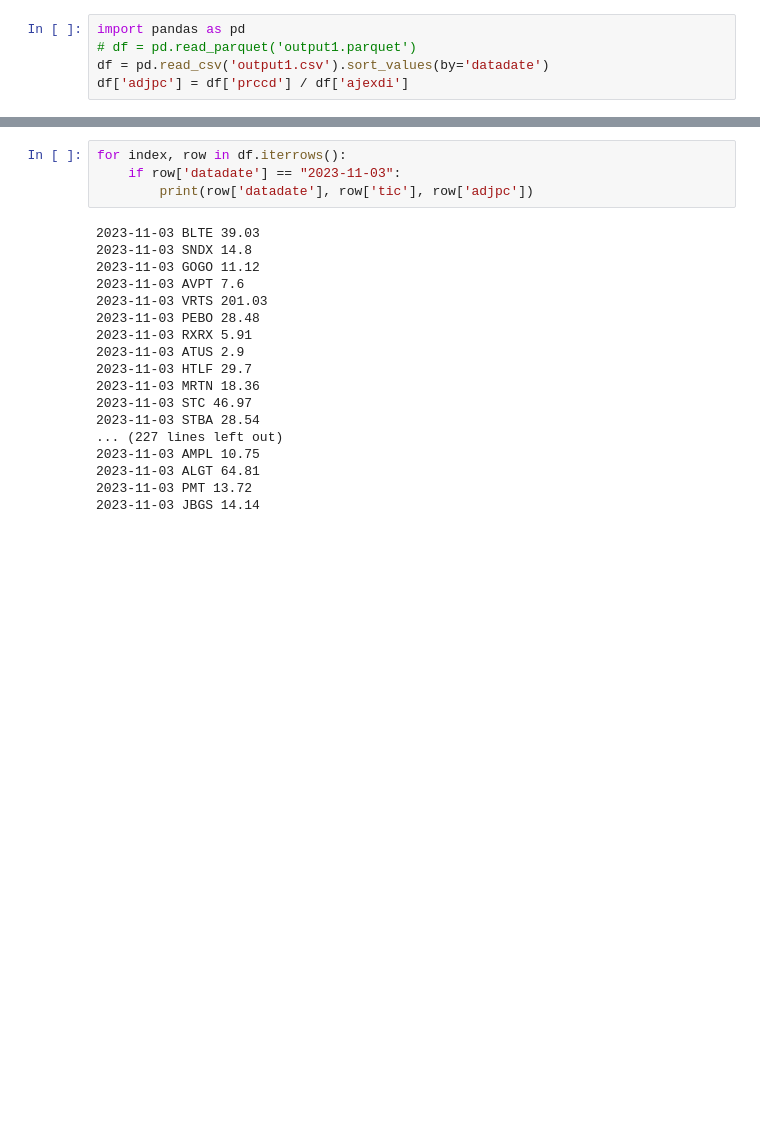
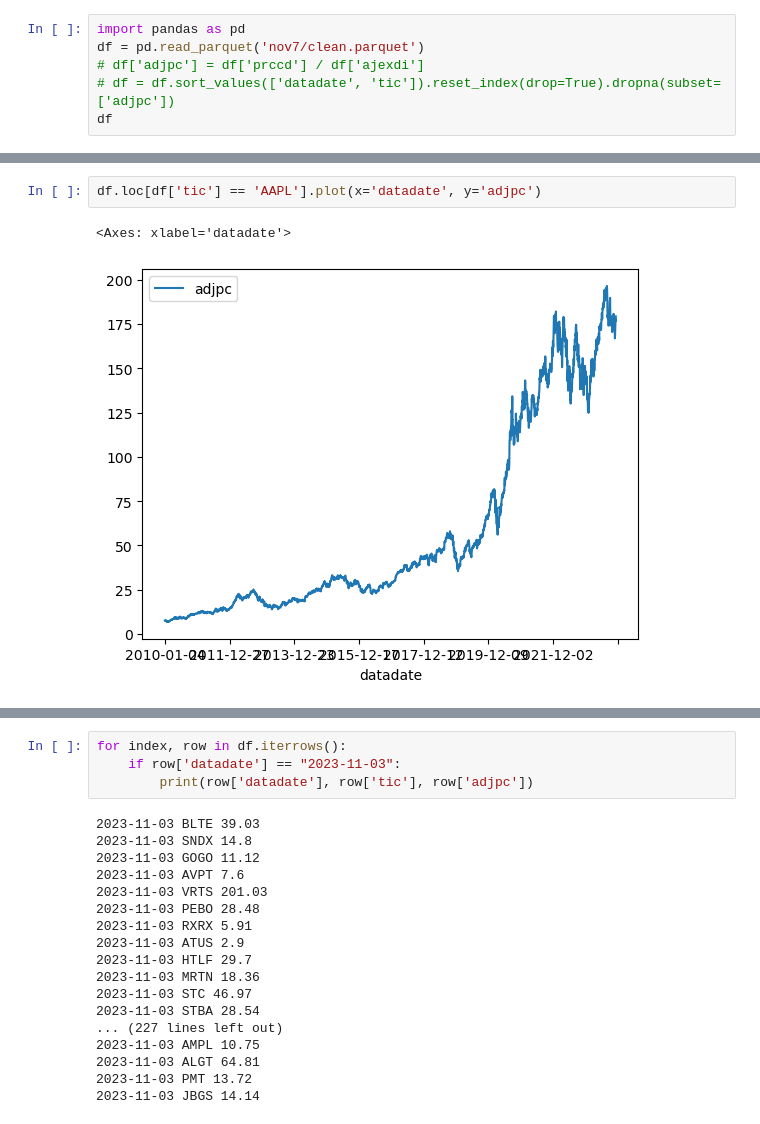
Before and after one commit to joezbub/Rotman_Scripts, a Jupyter notebook: qr_stuff.ipynb, the cells around one changed output, grey strips where cells are left out. Saved outputs shown, nothing was run; the diff lists cells and outputs as text; blank space fills up the shorter version.

Commit message:
Wrote data cleaning

```diff
--- a/qr_stuff.ipynb
+++ b/qr_stuff.ipynb
@@ -1,5 +1,6 @@
 # %%
 import pandas as pd
-# df = pd.read_parquet('output1.parquet')
-df = pd.read_csv('output1.csv').sort_values(by='datadate')
-df['adjpc'] = df['prccd'] / df['ajexdi']
+df = pd.read_parquet('nov7/clean.parquet')
+# df['adjpc'] = df['prccd'] / df['ajexdi']
+# df = df.sort_values(['datadate', 'tic']).reset_index(drop=True).dropna(subset=['adjpc'])
+df
@@ -5,0 +21,5 @@ df['adjpc'] = df['prccd'] / df['ajexdi']
+# %%
+df.loc[df['tic'] == 'AAPL'].plot(x='datadate', y='adjpc')
+# %% [output]
+<Axes: xlabel='datadate'>
+[figure, added]
```
Also changed, not shown: parts of 6 cells of this notebook, 3 other files.
